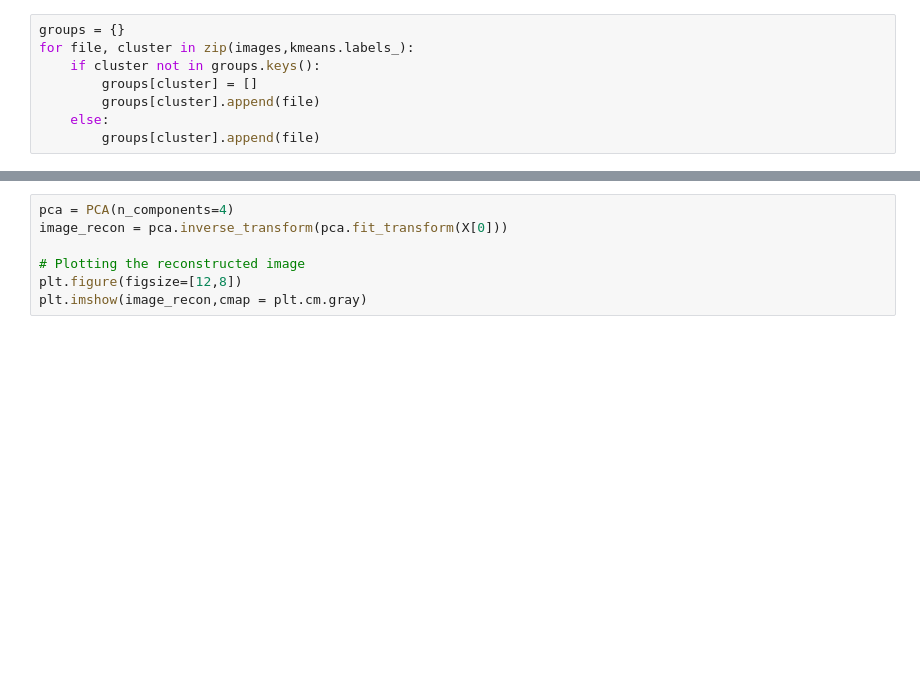
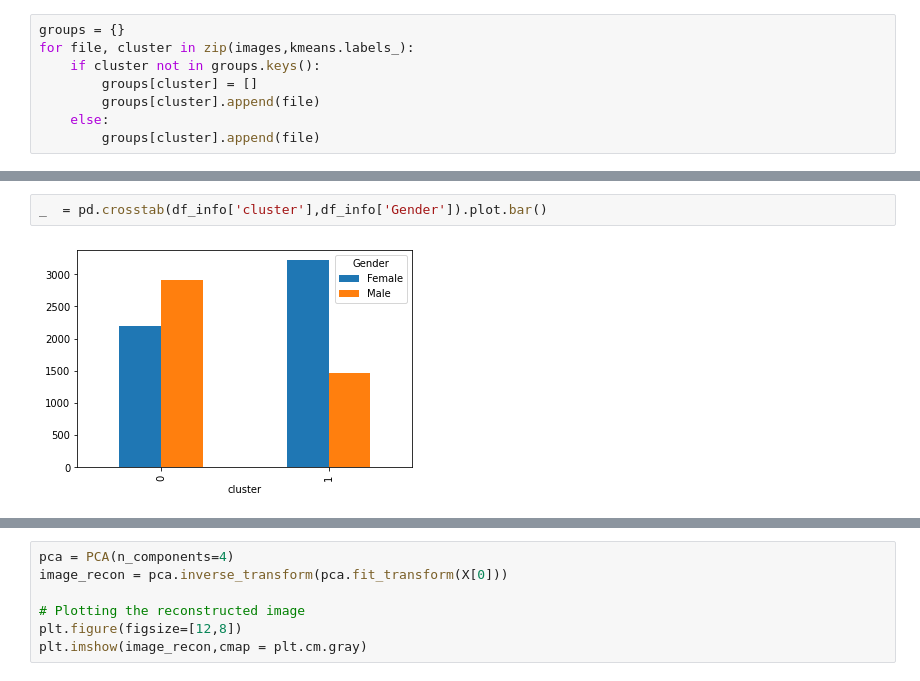
Before and after one commit to koldbrandt/glowing-umbrella-faces-unsup, a Jupyter notebook: ICA.ipynb, the cells around one changed output, grey strips where cells are left out. Drawn from its saved outputs; the diff is of its cells as text; blank space fills up the shorter version.

```diff
--- a/ICA.ipynb
+++ b/ICA.ipynb
@@ -125,0 +113,4 @@ view_cluster(0)
+# %%
+_  = pd.crosstab(df_info['cluster'],df_info['Gender']).plot.bar()
+# %% [output]
+[figure, added]
```
Also changed, not shown: parts of 21 cells of this notebook, 3 other files.
